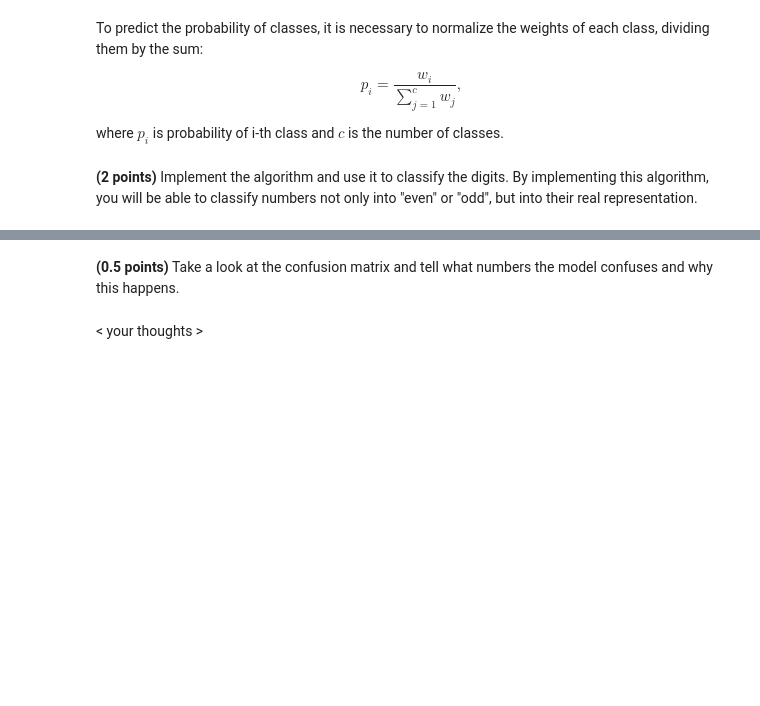
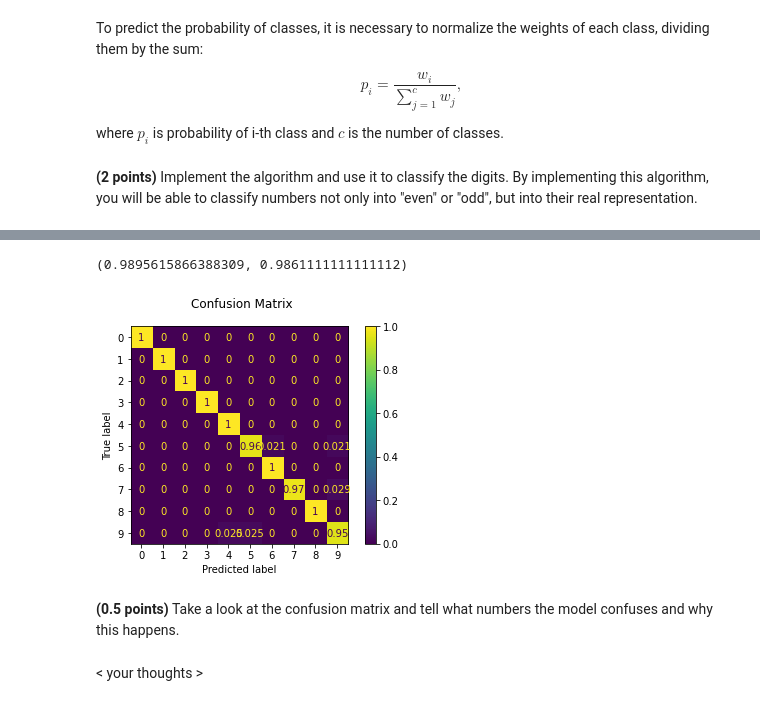
Before and after one commit to AndreiMedvedevSaratov/ml-5_classification_linear_knn, a Jupyter notebook: hw_classification.ipynb, the cells around one changed output, grey strips where cells are left out. Drawn from its saved outputs; the diff is of its cells as text; code cells hidden in the pictures; blank space fills up the shorter version.

```diff
--- a/hw_classification.ipynb
+++ b/hw_classification.ipynb
@@ -325,7 +326,8 @@ class CustomKNeighborsClassifier:
                 between i'th row from the X and j'th row from the Y.
         """
         # <your code>
-        pass
+        result = np.sqrt(((np.expand_dims(X, 0) - np.expand_dims(Y, 1))**2).sum(axis=-1)).T
+        return result
 
 
     def get_class_weights(self, y, weights):
@@ -341,7 +343,14 @@ class CustomKNeighborsClassifier:
                 corresponds to the weight of the i-th class.
         """
         # <your code>
-        pass
+        result = []
+        for i in self.classes_:
+            s = 0
+            for j in range(len(y)):
+                if y[j] == i:
+                    s += weights[j]
+            result.append(s)
+        return result
 
 
     def fit(self, X, y):
@@ -368,13 +377,16 @@ class CustomKNeighborsClassifier:
         """
         if hasattr(self, 'points'):
             P = self.get_pairwise_distances(X, self.points)
-
+            near_point = P.argsort(axis=1)[:, :self.n_neighbors]
+            small_dist = P[np.arange(P.shape[0])[:,None], near_point]
+            labels = self.y[near_point]
+            weights_ = np.ones(labels.shape)
             weights_of_points = np.ones(P.shape)
             if self.weights == 'distance':
-                weights_of_points = 'your code'
-
-            # <your code>
-            pass
+                weights_of_points = 1 / np.maximum(small_dist, self.eps)
+            count_label = np.array([self.get_class_weights(labels[i], weights_[i]) for i in range(len(P))])
+            weights_of_points = count_label / np.expand_dims(count_label.sum(axis=1), 1)
+            return np.array(weights_of_points)
 
         else:
             raise NotFittedError("CustomKNeighborsClassifier instance is not fitted yet")
@@ -389,5 +401,5 @@ class CustomKNeighborsClassifier:
             y: numpy array of shape (n_samples,)
                 Vector containing predicted class labels.
         """
-        # <your code>
-        pass
+        result = self.predict_proba(X).argmax(axis=1)
+        return result
@@ -394,6 +408,6 @@ class CustomKNeighborsClassifier:
 # %%
-model = CustomKNeighborsClassifier(n_neighbors=5, weights='distance')
-knn = KNeighborsClassifier(n_neighbors=5, weights='distance')
+model = CustomKNeighborsClassifier(n_neighbors=5, weights='uniform')
+knn = KNeighborsClassifier(n_neighbors=5, weights='uniform')
 # %%
 assert np.allclose(model.get_pairwise_distances(np.array([[0  , 1]  , [1, 1]]),
                                                 np.array([[0.5, 0.5], [1, 0]])),
@@ -425,6 +443,19 @@ train_acc, test_acc = fit_evaluate(model, X_train, y_train, X_test, y_test)
+# %%
+knn = KNeighborsClassifier(n_neighbors=5, weights='distance')
+model = CustomKNeighborsClassifier(n_neighbors=5, weights='distance')
+model.fit(X_train, y_train)
+knn.fit(X_train, list(map(str, y_train)));
+# assert np.allclose(model.predict_proba(X_test), knn.predict_proba(X_test))
 # %%
-assert train_acc == 1
-assert test_acc > 0.98
+# assert train_acc == 1
+# assert test_acc > 0.98
+train_acc, test_acc
+# %% [output]
+(0.9895615866388309, 0.9861111111111112)
+# %%
+train_acc, test_acc = fit_evaluate(model, X_train, y_train, X_test, y_test)
+# %% [output]
+[figure, added]
 # %% [markdown]
 **(0.5 points)** Take a look at the confusion matrix and tell what numbers the model confuses and why this happens.
 # %% [markdown]
```
Also changed, not shown: parts of 21 cells of this notebook.
